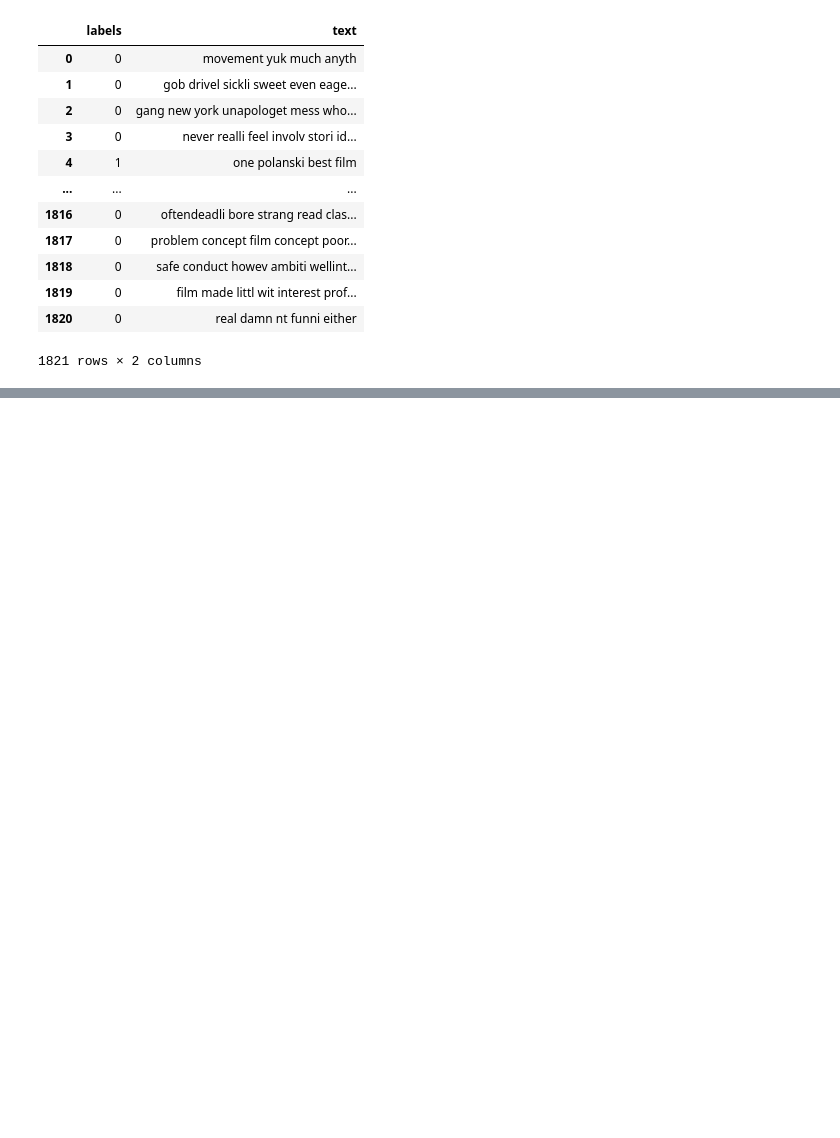
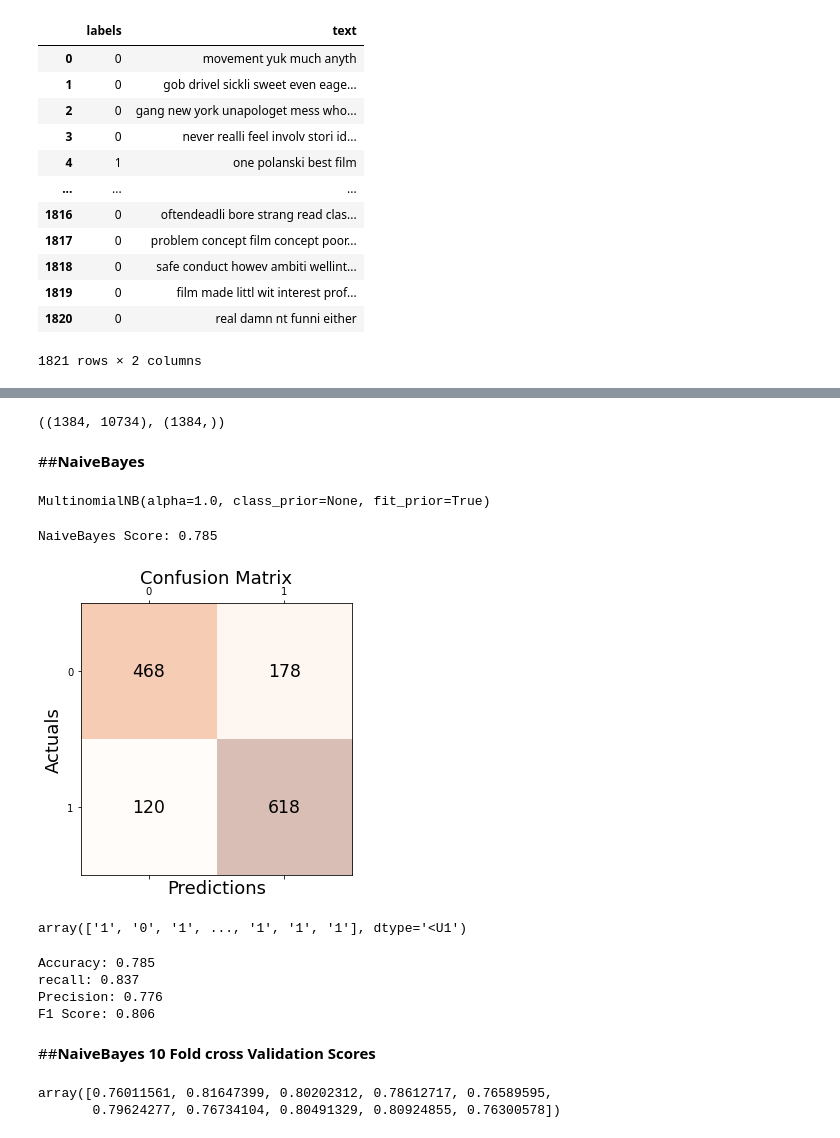
Before and after one commit to Kate5-7-2021/Kate_INFO5731_Spring2021, a Jupyter notebook: In_class_exercise_09.ipynb, the cells around one changed output, grey strips where cells are left out. Saved outputs shown, nothing was run; the diff lists cells and outputs as text; code cells hidden in the pictures; blank space fills up the shorter version.

```diff
--- a/In_class_exercise_09.ipynb
+++ b/In_class_exercise_09.ipynb
@@ -410,0 +417,5 @@ FileNotFoundError: ignored
+# %%
+#Transform Data
+tfidf_vect= TfidfVectorizer(analyzer='word')
+tfidf_vect.fit(df_train['text'])
+xtfidf=tfidf_vect.transform(df_train['text'])
@@ -410,0 +427,4 @@ FileNotFoundError: ignored
+# %%
+# Split data into Trainind and Validate data
+y=df_train['labels']
+x_train, x_valid, y_train, y_valid=train_test_split(xtfidf,y.values, test_size=0.2, random_state=0)
@@ -410,0 +435,4 @@ FileNotFoundError: ignored
+# %%
+x_valid.shape, y_valid.shape
+# %% [output]
+((1384, 10734), (1384,))
@@ -410,0 +446,31 @@ FileNotFoundError: ignored
+# %% [markdown]
+##**NaiveBayes**
+# %%
+nb_model = naive_bayes.MultinomialNB()
+nb_model.fit(x_train, y_train)
+# %% [output]
+MultinomialNB(alpha=1.0, class_prior=None, fit_prior=True)
+# %%
+print('NaiveBayes Score: %.3f' % nb_model.score(x_valid,y_valid))
+# %% [output]
+NaiveBayes Score: 0.785
+# %%
+y_pred = nb_model.predict(x_valid)
+conf_matrix = confusion_matrix(y_true=y_valid, y_pred=y_pred)
+fig, ax = plt.subplots(figsize=(5, 5))
+ax.matshow(conf_matrix, cmap=plt.cm.Oranges, alpha=0.3)
+for i in range(conf_matrix.shape[0]):
+    for j in range(conf_matrix.shape[1]):
+        ax.text(x=j, y=i,s=conf_matrix[i, j], va='center', ha='center', size='xx-large')
+
+plt.xlabel('Predictions', fontsize=18)
+plt.ylabel('Actuals', fontsize=18)
+plt.title('Confusion Matrix', fontsize=18)
+plt.show()
+# %% [output]
+[figure, added]
+# %%
+y_pred = nb_model.predict(x_valid)
+y_pred
+# %% [output]
+array(['1', '0', '1', ..., '1', '1', '1'], dtype='<U1')
@@ -410,0 +480,18 @@ FileNotFoundError: ignored
+# %%
+print('Accuracy: %.3f' %accuracy_score(y_valid, y_pred))
+print('recall: %.3f' % metrics.recall_score(y_valid, y_pred, labels=np.unique(y_pred), pos_label='1'))
+print('Precision: %.3f' % metrics.precision_score(y_valid, y_pred, labels=np.unique(y_pred), pos_label='1'))
+print('F1 Score: %.3f' % metrics.f1_score(y_valid, y_pred, labels=np.unique(y_pred), pos_label='1'))
+# %% [output]
+Accuracy: 0.785
+recall: 0.837
+Precision: 0.776
+F1 Score: 0.806
+# %% [markdown]
+##**NaiveBayes 10 Fold cross Validation Scores**
+# %%
+nb_cross_valid_scores=cross_val_score(nb_model,xtfidf,y.values,cv=10)
+nb_cross_valid_scores
+# %% [output]
+array([0.76011561, 0.81647399, 0.80202312, 0.78612717, 0.76589595,
+       0.79624277, 0.76734104, 0.80491329, 0.80924855, 0.76300578])
```
Also changed, not shown: parts of 101 cells of this notebook.
